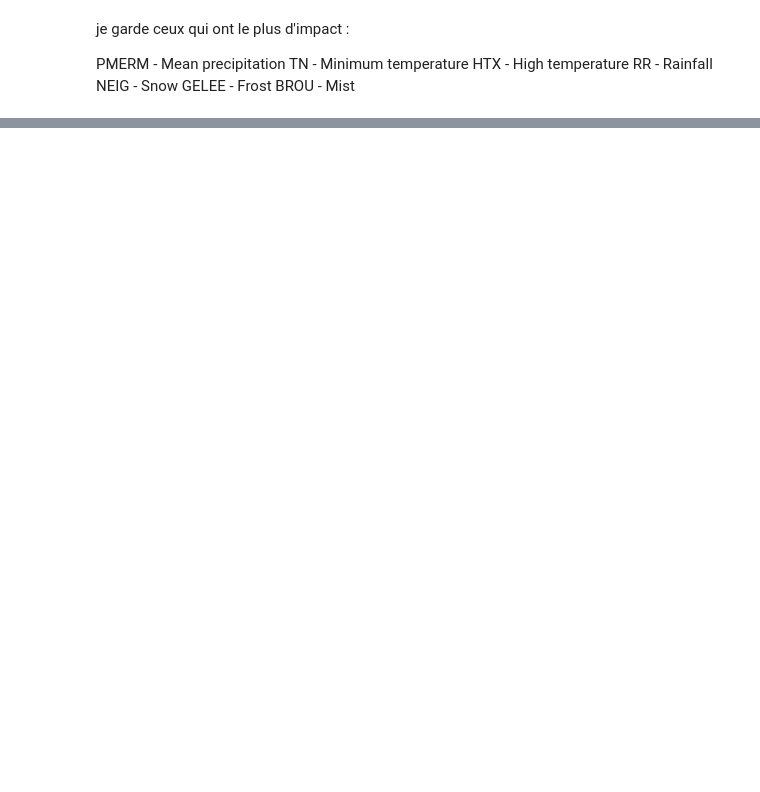
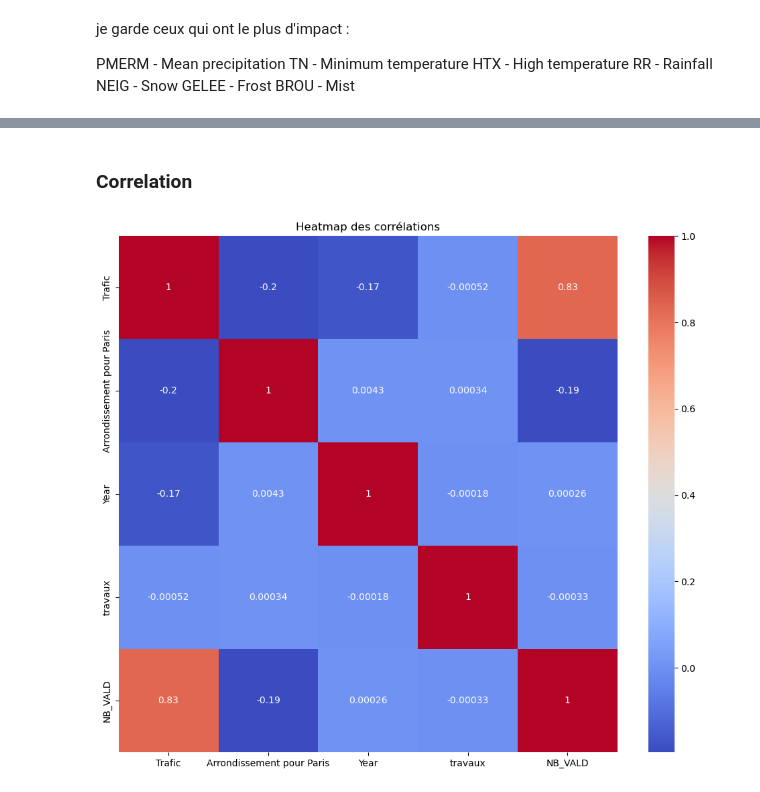
Before and after one commit to YannSko/Transport_App, a Jupyter notebook: ML_module/data_model/model_2.ipynb, the cells around one changed output, grey strips where cells are left out. Drawn from its saved outputs; the diff is of its cells as text; code cells hidden in the pictures; blank space fills up the shorter version.

```diff
--- a/ML_module/data_model/model_2.ipynb
+++ b/ML_module/data_model/model_2.ipynb
@@ -833,0 +1029,16 @@ MemoryError: Unable to allocate 267. MiB for an array with shape (91, 383997) an
+# %%
+
+
+
+
+# Remplacer les valeurs manquantes dans 'Ville' et 'res_com' par la valeur la plus fréquente
+df['Ville'].fillna(df['Ville'].mode()[0], inplace=True)
+df['res_com'].fillna(df['res_com'].mode()[0], inplace=True)
+
+# Imputation des dates manquantes par interpolation
+df['JOUR'] = df['JOUR'].interpolate(method='ffill')
+
+df['NB_VALD'].fillna(df['NB_VALD'].median(), inplace=True)
+
+# Vérifier qu'il n'y a plus de valeurs manquantes
+print(df.isnull().sum())
@@ -833,0 +1063,13 @@ MemoryError: Unable to allocate 267. MiB for an array with shape (91, 383997) an
+# %% [markdown]
+### Correlation
+# %%
+# Matrice de corrélation
+corr = df.corr()
+
+# Heatmap de la matrice de corrélation
+plt.figure(figsize=(12, 10))
+sns.heatmap(corr, annot=True, cmap='coolwarm')
+plt.title('Heatmap des corrélations')
+plt.show()
+# %% [output]
+[figure, added]
```
Also changed, not shown: parts of 28 cells of this notebook.
